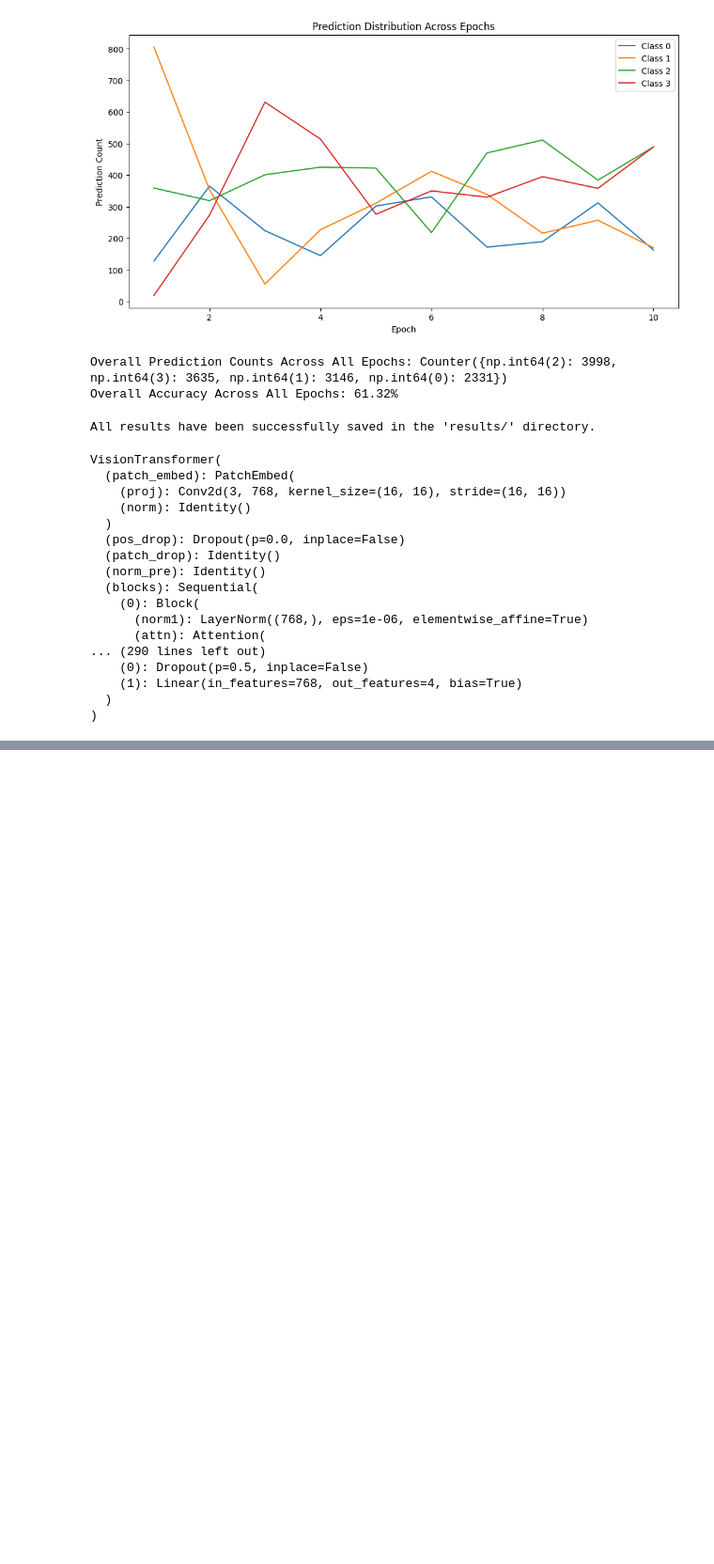
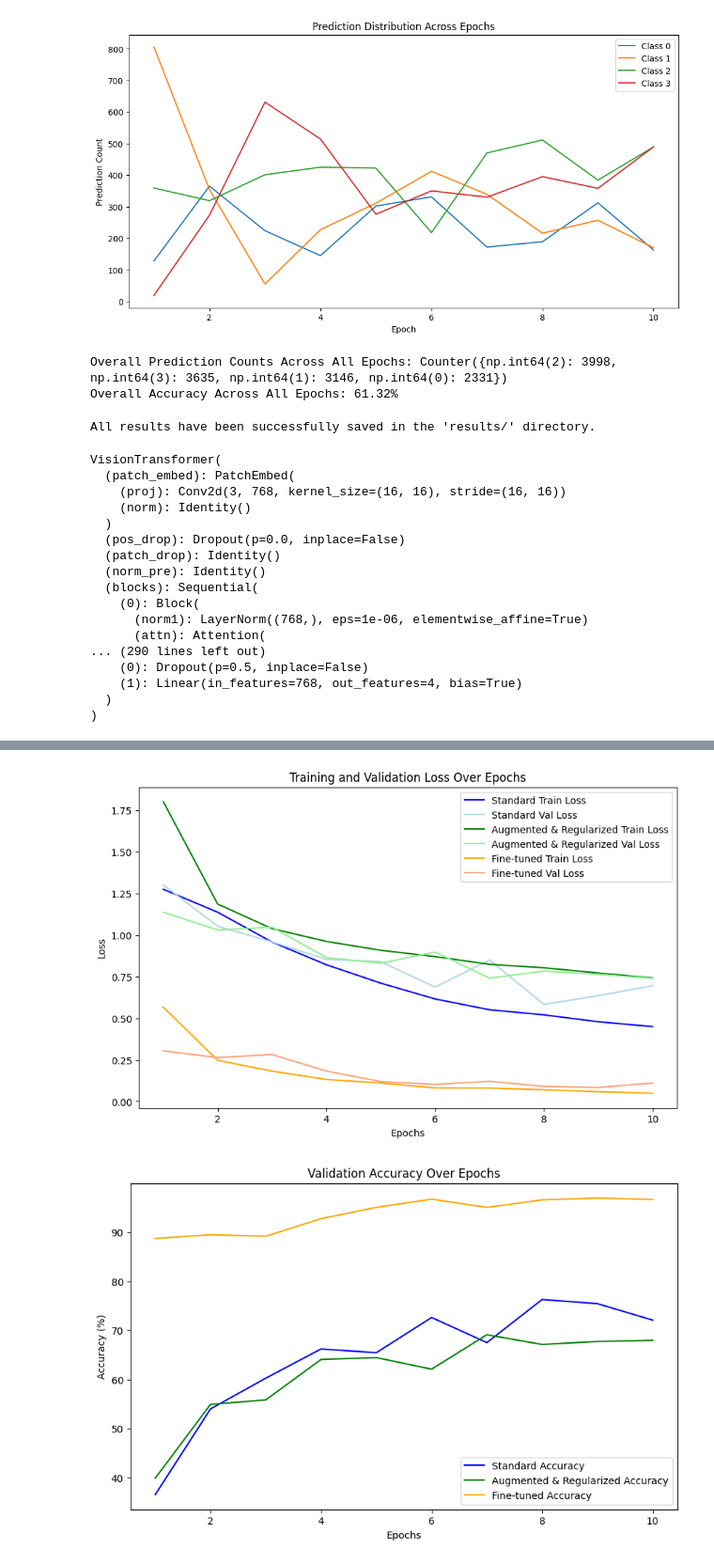
Before and after one commit to bengriffin3/brainnet-medical-imaging, a Jupyter notebook: notebooks/03_vision_transformer.ipynb, the cells around one changed output, grey strips where cells are left out. Shown at 94% size. Drawn from its saved outputs; the diff is of its cells as text; code cells hidden in the pictures; blank space fills up the shorter version.

```diff
--- a/notebooks/03_vision_transformer.ipynb
+++ b/notebooks/03_vision_transformer.ipynb
@@ -851,0 +894,74 @@ print("All fine-tuned results have been successfully saved in the 'results/' dir
+# %%
+import numpy as np
+import matplotlib.pyplot as plt
+import pickle
+from collections import Counter
+
+# Load the results
+standard_train_loss = np.load('/content/results/train_loss_list.npy')
+standard_val_loss = np.load('/content/results/val_loss_list.npy')
+standard_accuracy = np.load('/content/results/accuracy_list.npy')
+
+aug_reg_train_loss = np.load('/content/results/train_loss_list_aug_reg.npy')
+aug_reg_val_loss = np.load('/content/results/val_loss_list_aug_reg.npy')
+aug_reg_accuracy = np.load('/content/results/accuracy_list_aug_reg.npy')
+
+fine_tuned_train_loss = np.load('/content/results/train_loss_list_finetuned.npy')
+fine_tuned_val_loss = np.load('/content/results/val_loss_list_finetuned.npy')
+fine_tuned_accuracy = np.load('/content/results/accuracy_list_finetuned.npy')
+
+# Load predictions and true labels using pickle
+with open('/content/results/all_predictions.pkl', 'rb') as f:
+    standard_predictions = pickle.load(f)
+
+with open('/content/results/all_predictions_aug_reg.pkl', 'rb') as f:
+    aug_reg_predictions = pickle.load(f)
+
+with open('/content/results/all_predictions_finetuned.pkl', 'rb') as f:
+    fine_tuned_predictions = pickle.load(f)
+
+with open('/content/results/all_true_labels.pkl', 'rb') as f:
+    standard_true_labels = pickle.load(f)
+
+with open('/content/results/all_true_labels_aug_reg.pkl', 'rb') as f:
+    aug_reg_true_labels = pickle.load(f)
+
+with open('/content/results/all_true_labels_finetuned.pkl', 'rb') as f:
+    fine_tuned_true_labels = pickle.load(f)
+
+
+# Plotting the results
+
+# 1. Line chart comparing training loss and validation loss for each epoch
+epochs = range(1, len(standard_train_loss) + 1)
+
+plt.figure(figsize=(10, 6))
+plt.plot(epochs, standard_train_loss, label='Standard Train Loss', color='blue')
+plt.plot(epochs, standard_val_loss, label='Standard Val Loss', color='lightblue')
+
+plt.plot(epochs, aug_reg_train_loss, label='Augmented & Regularized Train Loss', color='green')
+plt.plot(epochs, aug_reg_val_loss, label='Augmented & Regularized Val Loss', color='lightgreen')
+
+plt.plot(epochs, fine_tuned_train_loss, label='Fine-tuned Train Loss', color='orange')
+plt.plot(epochs, fine_tuned_val_loss, label='Fine-tuned Val Loss', color='#FFA07A')  # Use a valid color code
+
+plt.title("Training and Validation Loss Over Epochs")
+plt.xlabel("Epochs")
+plt.ylabel("Loss")
+plt.legend()
+plt.show()
+
+# 3. Line chart comparing validation accuracy for each epoch
+plt.figure(figsize=(10, 6))
+plt.plot(epochs, standard_accuracy, label='Standard Accuracy', color='blue')
+plt.plot(epochs, aug_reg_accuracy, label='Augmented & Regularized Accuracy', color='green')
+plt.plot(epochs, fine_tuned_accuracy, label='Fine-tuned Accuracy', color='orange')
+
+plt.title("Validation Accuracy Over Epochs")
+plt.xlabel("Epochs")
+plt.ylabel("Accuracy (%)")
+plt.legend()
+plt.show()
+# %% [output]
+[figure, added]
+[figure, added]
```
Also changed, not shown: parts of 5 cells of this notebook.
